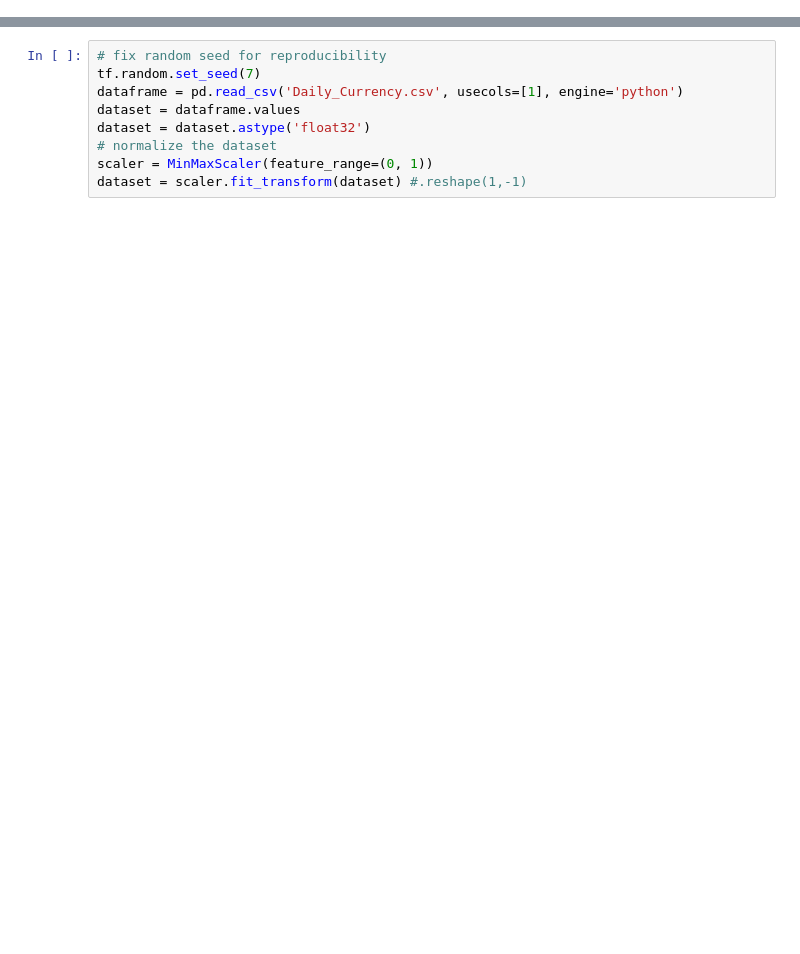
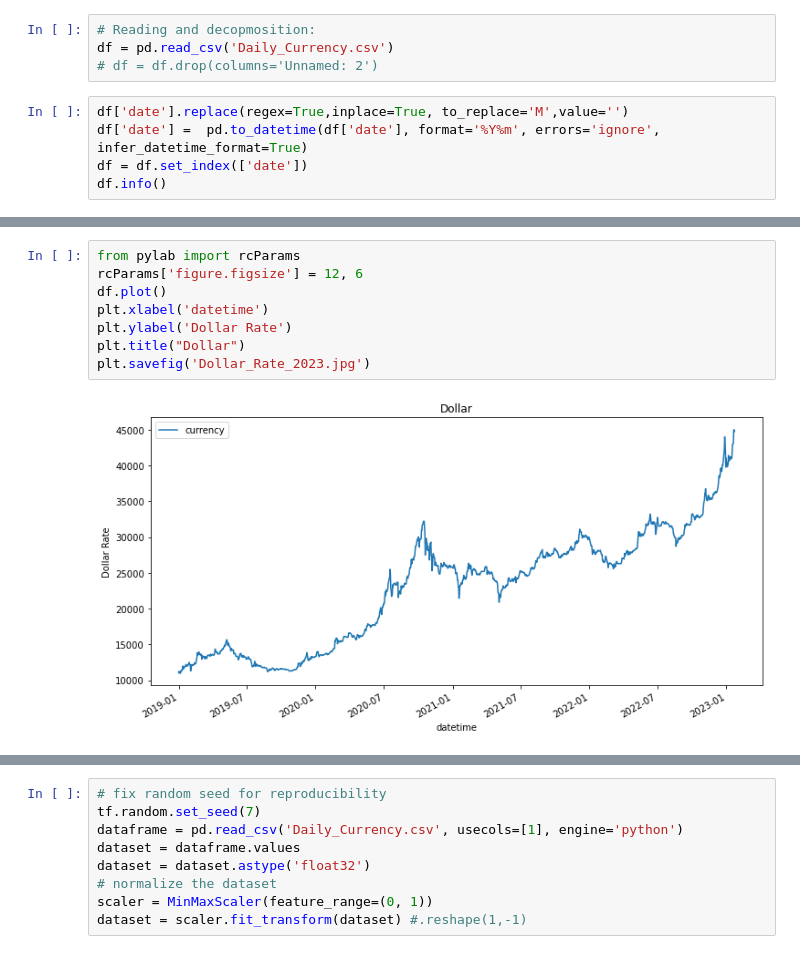
Before and after one commit to bahereh/Data_Science_Personal_Projects, a Jupyter notebook: LSTM.ipynb, the cells around one changed output, grey strips where cells are left out. Saved outputs shown, nothing was run; the diff lists cells and outputs as text; blank space fills up the shorter version.

```diff
--- a/LSTM.ipynb
+++ b/LSTM.ipynb
@@ -2,0 +8,9 @@
+# %%
+# Reading and decopmosition:
+df = pd.read_csv('Daily_Currency.csv')
+# df = df.drop(columns='Unnamed: 2')
+# %%
+df['date'].replace(regex=True,inplace=True, to_replace='M',value='')
+df['date'] =  pd.to_datetime(df['date'], format='%Y%m', errors='ignore', infer_datetime_format=True)
+df = df.set_index(['date'])
+df.info()
@@ -2,0 +26,10 @@
+# %%
+from pylab import rcParams
+rcParams['figure.figsize'] = 12, 6
+df.plot()
+plt.xlabel('datetime')
+plt.ylabel('Dollar Rate')
+plt.title("Dollar")
+plt.savefig('Dollar_Rate_2023.jpg')
+# %% [output]
+[figure, added]
```
Also changed, not shown: parts of 29 cells of this notebook.
